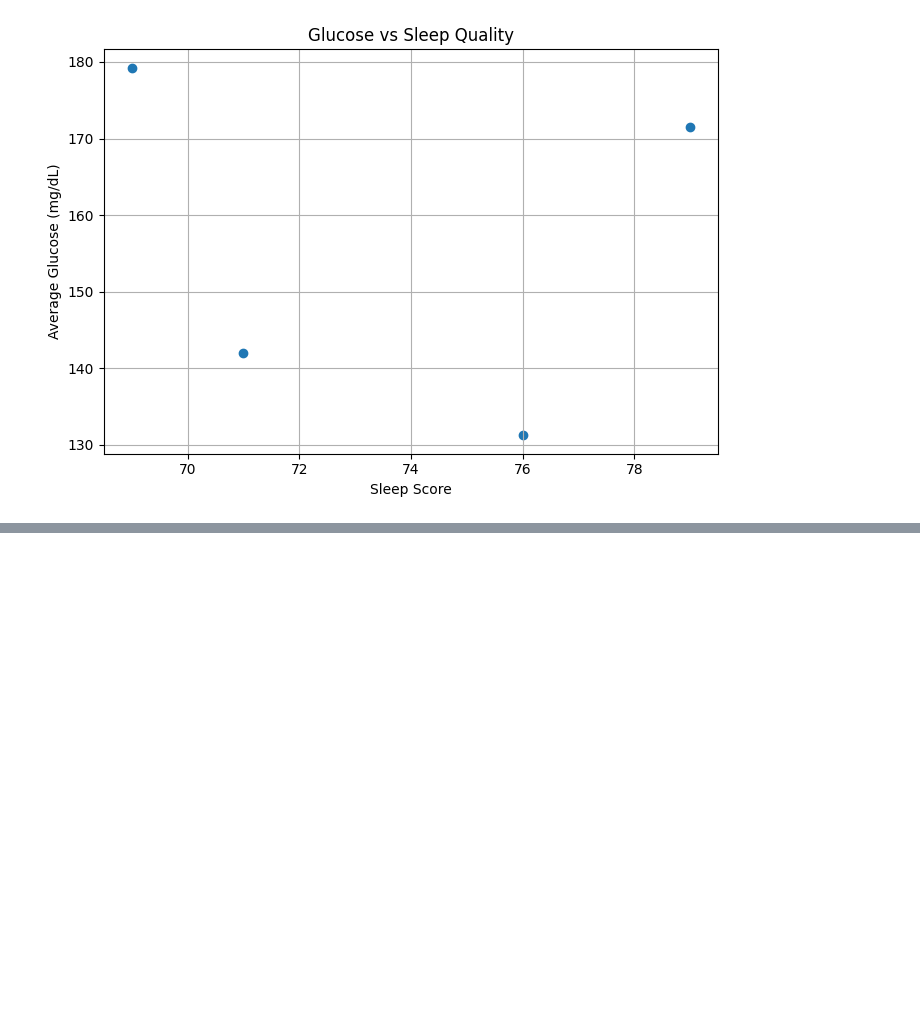
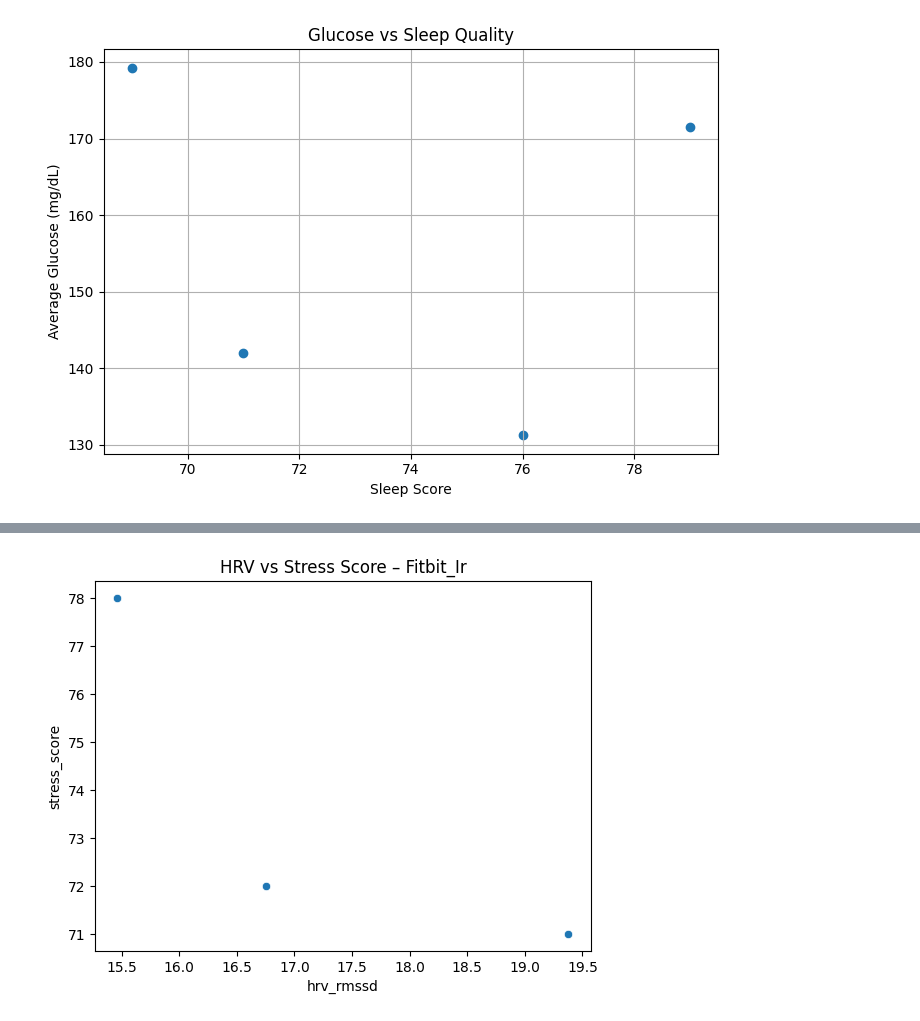
Before and after one commit to AssassinMaeve/FitBit, a Jupyter notebook: FitBit_lr.ipynb, the cells around one changed output, grey strips where cells are left out. Saved outputs shown, nothing was run; the diff lists cells and outputs as text; code cells hidden in the pictures; blank space fills up the shorter version.

```diff
--- a/FitBit_lr.ipynb
+++ b/FitBit_lr.ipynb
@@ -793,0 +930,10 @@ plt.show()
+# %%
+sns.scatterplot(
+    data=daily_ir,
+    x="hrv_rmssd",
+    y="stress_score"
+)
+plt.title("HRV vs Stress Score – Fitbit_Ir")
+plt.show()
+# %% [output]
+[figure, added]
```
Also changed, not shown: parts of 11 cells of this notebook.
